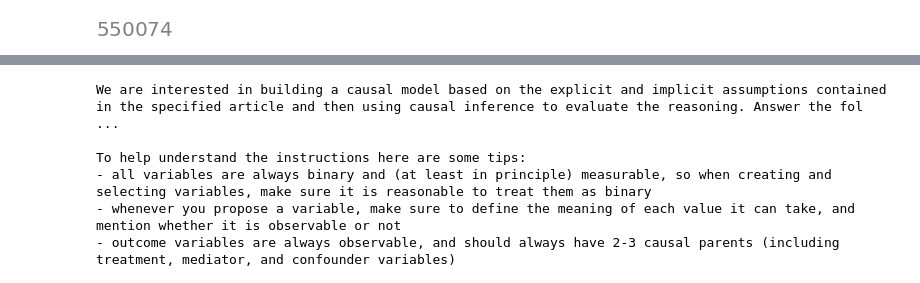
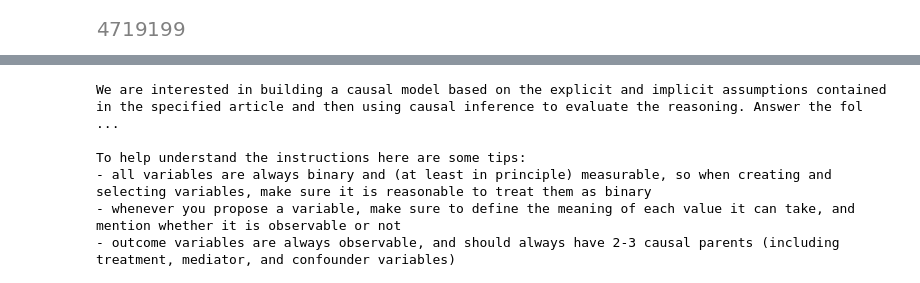
Before and after one commit to felixludos/cladder, a Jupyter notebook: notebooks/query_probs.ipynb, the cells around one changed output, grey strips where cells are left out. Cells and saved outputs as stored; diff of their text form; code cells hidden in the pictures.

```diff
--- a/notebooks/query_probs.ipynb
+++ b/notebooks/query_probs.ipynb
@@ -25,14 +25,14 @@ from causalbenchmark.novo.seeding import NewsHeadlines, StatisticsPrompting, Sto
 from causalbenchmark.novo.templating import FixedTemplate, SimpleTemplater, FileTemplate
 from causalbenchmark.novo import misc
 # %%
-spark_generator = NewsHeadlines(locs=['gb', 'de', 'fr', 'it', 'nl'],
+spark_generator = NewsHeadlines(#locs=['gb', 'de', 'fr', 'it', 'nl'],
                                 dataset_root=Path(r'/home/fleeb/workspace/local_data/nnn/babel-briefings-v1'),
                                 # dataset_root=Path(r'C:\Users\anwan\Documents\workspace\nnn\babel-briefings-v1'),
                                 # dataset_root=Path(r'C:\Users\anwan\workspace\local_data\nnn\babel-briefings-v1'),
                                 ).load(pbar=tqdm)
 len(spark_generator.article_IDs)
 # %% [output]
-[figure, old version]
+[figure, new version]
 # %%
 # ctx = Story(story_root=misc.data_root() / 'stories', story_id='test17')
 ctx = Story(story_root=misc.data_root() / 'stories').populate_defaults()
```
Also changed, not shown: parts of 16 cells of this notebook, 9 other files.
